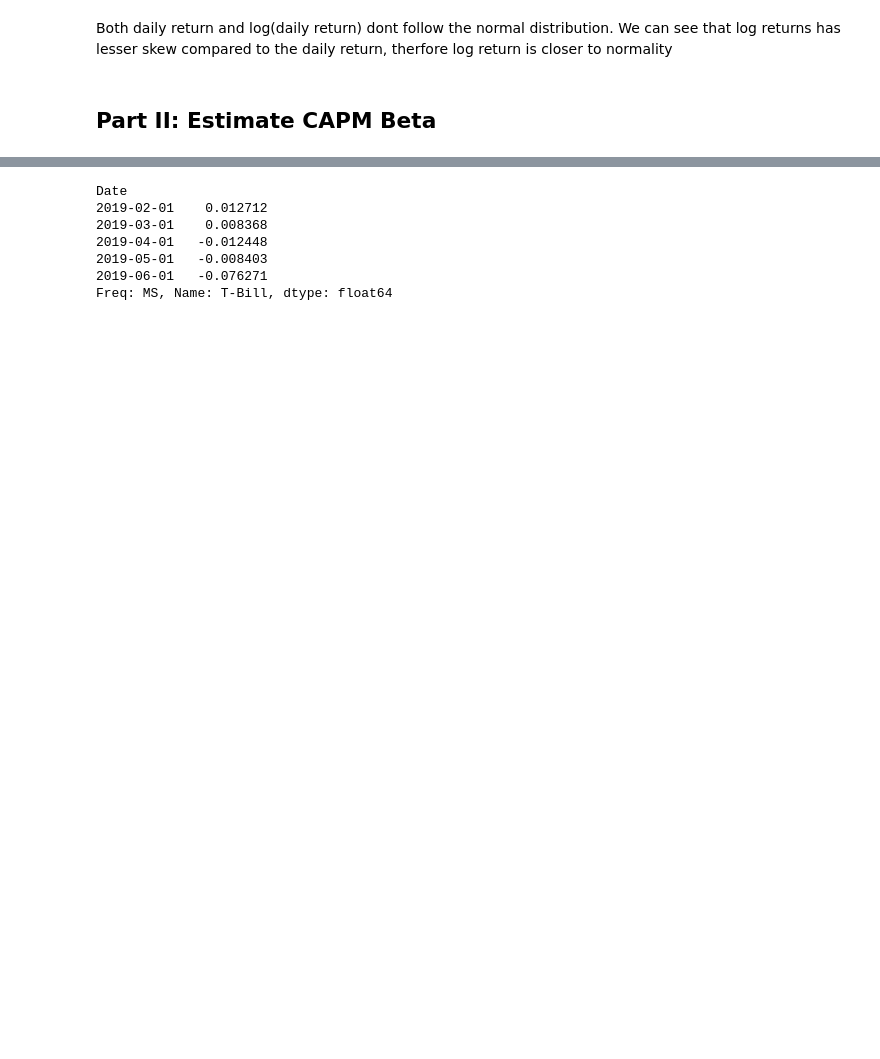
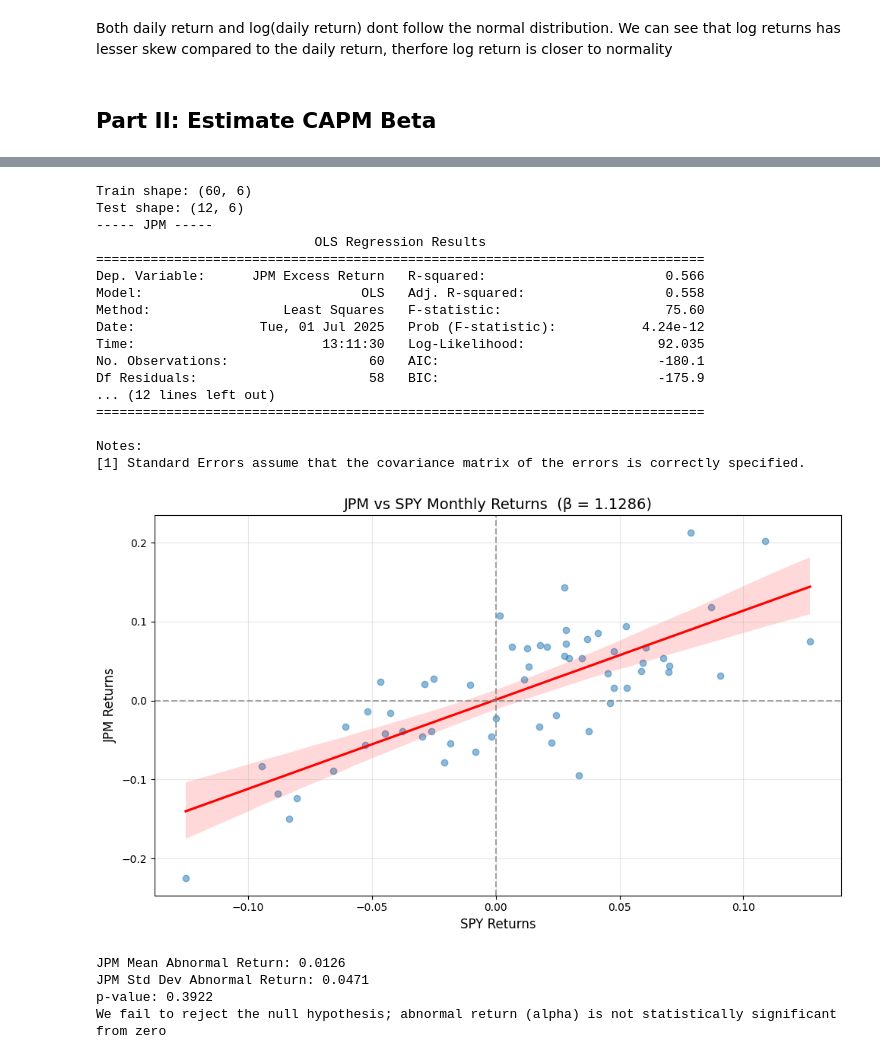
Before and after one commit to ashishmathew98/Financial-Analysis, a Jupyter notebook: Assignment1.ipynb, the cells around one changed output, grey strips where cells are left out. Saved outputs shown, nothing was run; the diff lists cells and outputs as text; code cells hidden in the pictures; blank space fills up the shorter version.

Commit message:
assignment 1
return distribution and beta estimation

```diff
--- a/Assignment1.ipynb
+++ b/Assignment1.ipynb
@@ -200,16 +174,0 @@ monthly_data.head()
-# %%
-tbill_data = pd.read_csv("./data/TB4WK.csv")
-tbill_data.columns = ['Date', 'T-Bill']
-tbill_data['Date'] = pd.to_datetime(tbill_data['Date'], format='%Y-%m-%d')
-tbill_data = tbill_data.set_index('Date')
-tbill_monthly = tbill_data['T-Bill'].resample('MS').last()
-tbill_returns = tbill_monthly.pct_change().dropna()
-tbill_returns.head()
-# %% [output]
-Date
-2019-02-01    0.012712
-2019-03-01    0.008368
-2019-04-01   -0.012448
-2019-05-01   -0.008403
-2019-06-01   -0.076271
-Freq: MS, Name: T-Bill, dtype: float64
@@ -215,0 +251,53 @@ Freq: MS, Name: T-Bill, dtype: float64
+# %%
+def abnormal_return_analysis(test, ticker, market_index, model):
+    X = test[f'{market_index} Excess Return']
+    X = sm.add_constant(X)
+    y_pred = model.predict(X)
+    y_actual = test[f'{ticker} Excess Return']
+
+    abnormal_return = y_actual - y_pred
+    print(f"{ticker} Mean Abnormal Return: {np.mean(abnormal_return):.4f}")
+    print(f"{ticker} Std Dev Abnormal Return: {np.std(abnormal_return):.4f}")
+
+    t_stat, p_value = stats.ttest_1samp(a=abnormal_return, popmean=0)
+
+    if p_value < 0.05:
+        print(f"p-value: {p_value:.4f} \nWe reject the null hypothesis; abnormal return (alpha) is statistically significant from zero")
+    elif p_value >= 0.05:
+        print(f"p-value: {p_value:.4f} \nWe fail to reject the null hypothesis; abnormal return (alpha) is not statistically significant from zero")
+# %%
+def capm_beta_estimation(ticker, market_index, start_date=start_date, end_date=end_date):
+    train, test = get_excess_returns(ticker=ticker, market_index=market_index, start_date=start_date, end_date=end_date)
+    model, results = calculate_beta(train, ticker, market_index)
+    print(f"----- {ticker} -----")
+    print(model.summary())
+    plot_regression(train, ticker, market_index, beta=results['beta'])
+    abnormal_return_analysis(test, ticker, market_index, model)
+# %%
+end_date = '2025-05-01'
+start_date = '2019-04-30'
+# %%
+capm_beta_estimation(ticker='JPM', market_index='SPY', start_date=start_date, end_date=end_date)
+# %% [output]
+Train shape: (60, 6)
+Test shape: (12, 6)
+----- JPM -----
+                            OLS Regression Results
+==============================================================================
+Dep. Variable:      JPM Excess Return   R-squared:                       0.566
+Model:                            OLS   Adj. R-squared:                  0.558
+Method:                 Least Squares   F-statistic:                     75.60
+Date:                Tue, 01 Jul 2025   Prob (F-statistic):           4.24e-12
+Time:                        13:11:30   Log-Likelihood:                 92.035
+No. Observations:                  60   AIC:                            -180.1
+Df Residuals:                      58   BIC:                            -175.9
+... (12 lines left out)
+==============================================================================
+
+Notes:
+[1] Standard Errors assume that the covariance matrix of the errors is correctly specified.
+[figure, added]
+JPM Mean Abnormal Return: 0.0126
+JPM Std Dev Abnormal Return: 0.0471
+p-value: 0.3922
+We fail to reject the null hypothesis; abnormal return (alpha) is not statistically significant from zero
```
Also changed, not shown: parts of 13 cells of this notebook.
